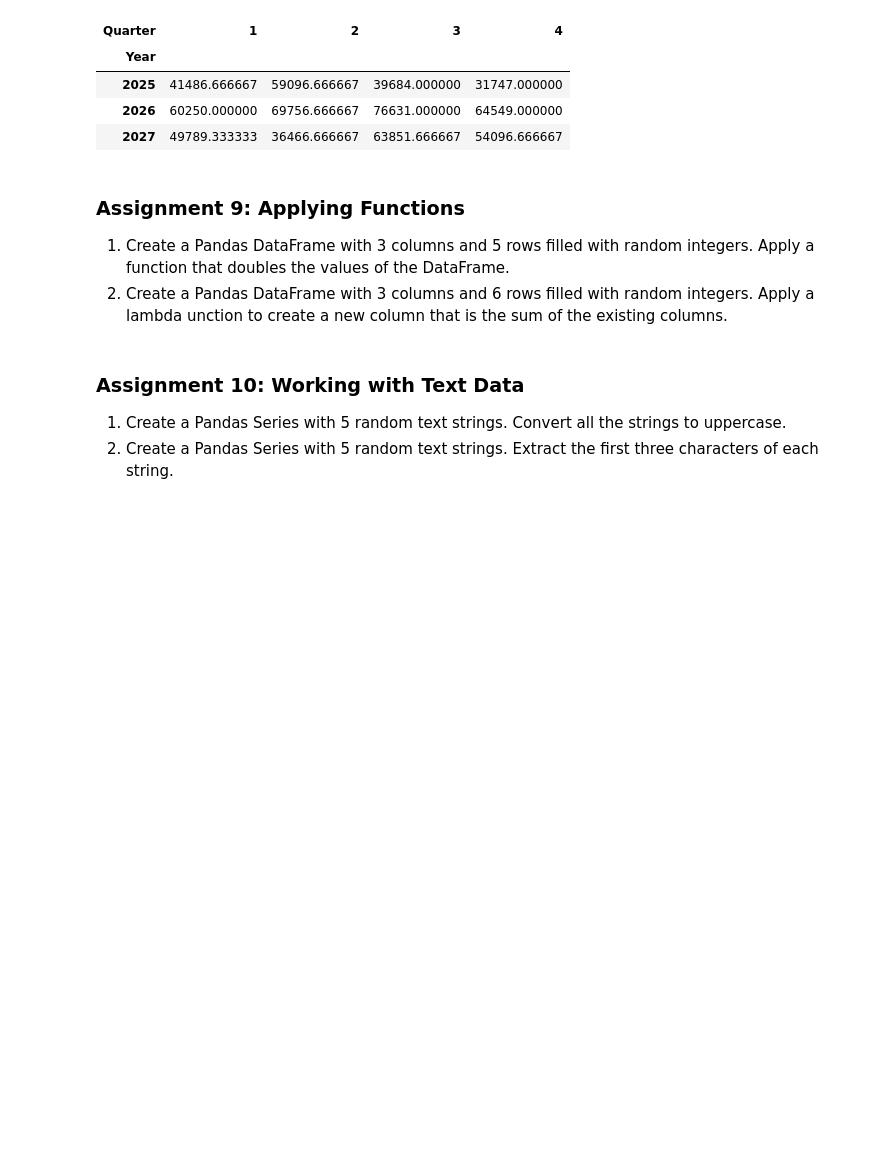
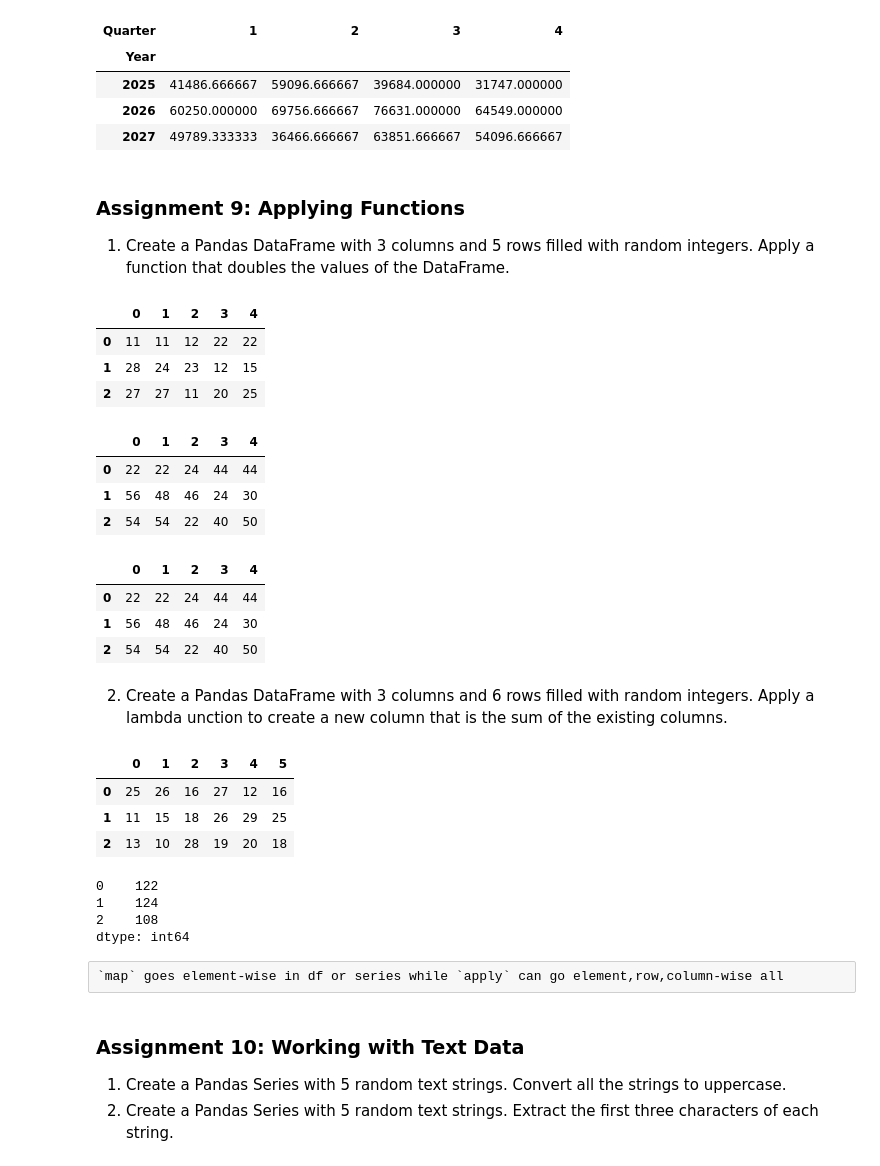
Before and after one commit to ArunNegi112/Python-Learning-Path-Topic-Wise-Assignments, a Jupyter notebook: Assignments/numpypandasassignments/pandasasssignments.ipynb, the cells around one changed output. Cells and saved outputs as stored; diff of their text form; code cells hidden in the pictures; blank space fills up the shorter version.

Commit message:
Solved Q9 map and apply function

```diff
--- a/Assignments/numpypandasassignments/pandasasssignments.ipynb
+++ b/Assignments/numpypandasassignments/pandasasssignments.ipynb
@@ -719,12 +719,53 @@ pivot
 | 2025 | 41486.666667 | 59096.666667 | 39684.000000 | 31747.000000 |
 | 2026 | 60250.000000 | 69756.666667 | 76631.000000 | 64549.000000 |
 | 2027 | 49789.333333 | 36466.666667 | 63851.666667 | 54096.666667 |
+# %% [markdown]
+
+### Assignment 9: Applying Functions
+
+1. Create a Pandas DataFrame with 3 columns and 5 rows filled with random integers. Apply a function that doubles the values of the DataFrame.
+# %%
+df9 = pd.DataFrame(np.random.randint(10,30,size=(3,5)))
+df9
+# %% [output]
+|  | 0 | 1 | 2 | 3 | 4 |
+| 0 | 11 | 11 | 12 | 22 | 22 |
+| 1 | 28 | 24 | 23 | 12 | 15 |
+| 2 | 27 | 27 | 11 | 20 | 25 |
+# %%
+df9*2
+# %% [output]
+|  | 0 | 1 | 2 | 3 | 4 |
+| 0 | 22 | 22 | 24 | 44 | 44 |
+| 1 | 56 | 48 | 46 | 24 | 30 |
+| 2 | 54 | 54 | 22 | 40 | 50 |
+# %%
+df9.map(lambda i:i*2)
+# %% [output]
+|  | 0 | 1 | 2 | 3 | 4 |
+| 0 | 22 | 22 | 24 | 44 | 44 |
+| 1 | 56 | 48 | 46 | 24 | 30 |
+| 2 | 54 | 54 | 22 | 40 | 50 |
 # %% [markdown]
 
-### Assignment 9: Applying Functions
-
-1. Create a Pandas DataFrame with 3 columns and 5 rows filled with random integers. Apply a function that doubles the values of the DataFrame.
 2. Create a Pandas DataFrame with 3 columns and 6 rows filled with random integers. Apply a lambda unction to create a new column that is the sum of the existing columns.
+# %%
+df9 = pd.DataFrame(np.random.randint(10,30,size=(3,6)))
+df9
+# %% [output]
+|  | 0 | 1 | 2 | 3 | 4 | 5 |
+| 0 | 25 | 26 | 16 | 27 | 12 | 16 |
+| 1 | 11 | 15 | 18 | 26 | 29 | 25 |
+| 2 | 13 | 10 | 28 | 19 | 20 | 18 |
+# %%
+df9.apply(lambda i:i.sum(),axis=1)
+# %% [output]
+0    122
+1    124
+2    108
+dtype: int64
+# %% [raw]
+`map` goes element-wise in df or series while `apply` can go element,row,column-wise all
 # %% [markdown]
 
 ### Assignment 10: Working with Text Data
```
